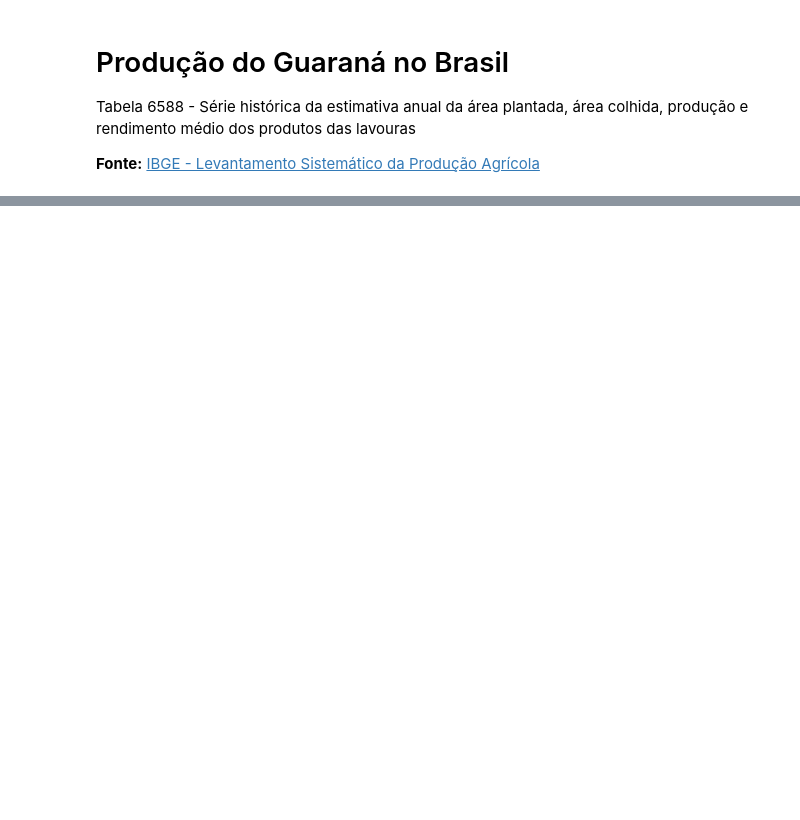
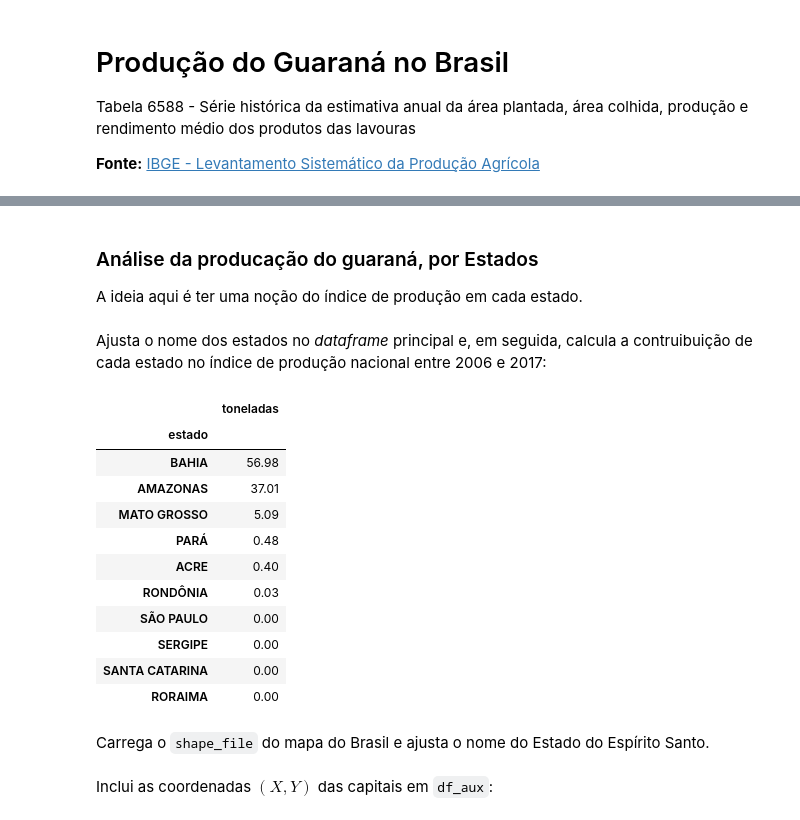
Before and after one commit to allexlima/analise_ibge_t6588, a Jupyter notebook: analise_ibge.ipynb, the cells around one changed output, grey strips where cells are left out. Drawn from its saved outputs; the diff is of its cells as text; code cells hidden in the pictures; blank space fills up the shorter version.

```diff
--- a/analise_ibge.ipynb
+++ b/analise_ibge.ipynb
@@ -57,0 +67,29 @@ ax.yaxis.get_offset_text().set_visible(False)
+# %% [markdown]
+### Análise da producação do guaraná, por Estados
+
+A ideia aqui é ter uma noção do índice de produção em cada estado.
+# %% [markdown]
+Ajusta o nome dos estados no _dataframe_ principal e, em seguida, calcula a contruibuição de cada estado no índice de produção nacional entre 2006 e 2017:
+# %%
+df.estado = df.estado.str.upper()
+
+# --
+
+df_aux = df.groupby(["estado"], as_index=True).agg({"toneladas": "sum"}).sort_values('toneladas', ascending=False)
+df_aux.toneladas = round((df_aux.toneladas / df_aux.toneladas.sum()) * 100, 2)
+df_aux.head(10)
+# %% [output]
+|  | toneladas |
+| estado |  |
+| BAHIA | 56.98 |
+| AMAZONAS | 37.01 |
+| MATO GROSSO | 5.09 |
+| PARÁ | 0.48 |
+| ACRE | 0.40 |
+| RONDÔNIA | 0.03 |
+| SÃO PAULO | 0.00 |
+| SERGIPE | 0.00 |
+| SANTA CATARINA | 0.00 |
+| RORAIMA | 0.00 |
+# %% [markdown]
+Carrega o `shape_file` do mapa do Brasil e ajusta o nome do Estado do Espírito Santo.
@@ -57,0 +99,2 @@ ax.yaxis.get_offset_text().set_visible(False)
+# %% [markdown]
+Inclui as coordenadas $(X, Y)$ das capitais em `df_aux`:
```
Also changed, not shown: parts of 10 cells of this notebook, 2 other files.
